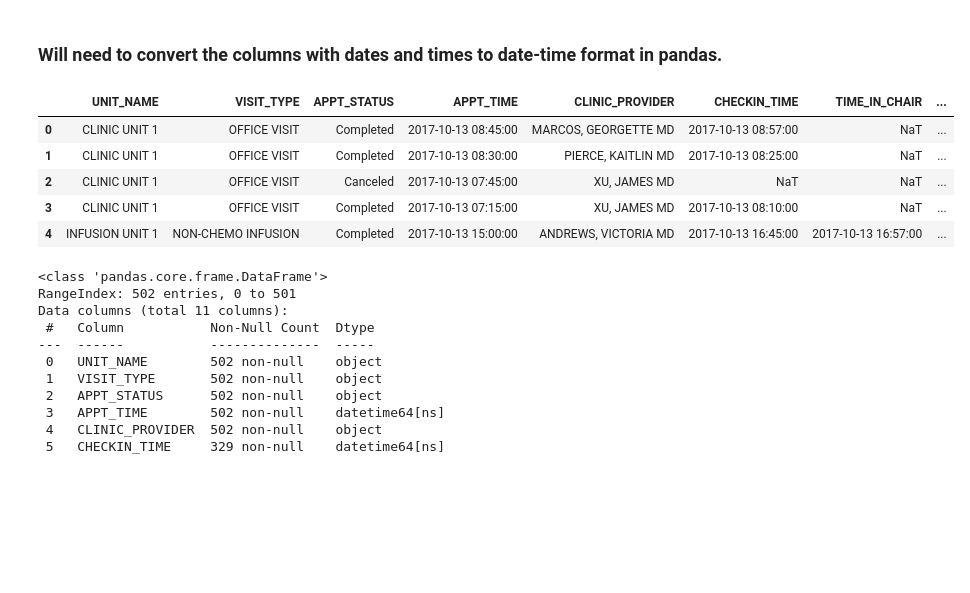
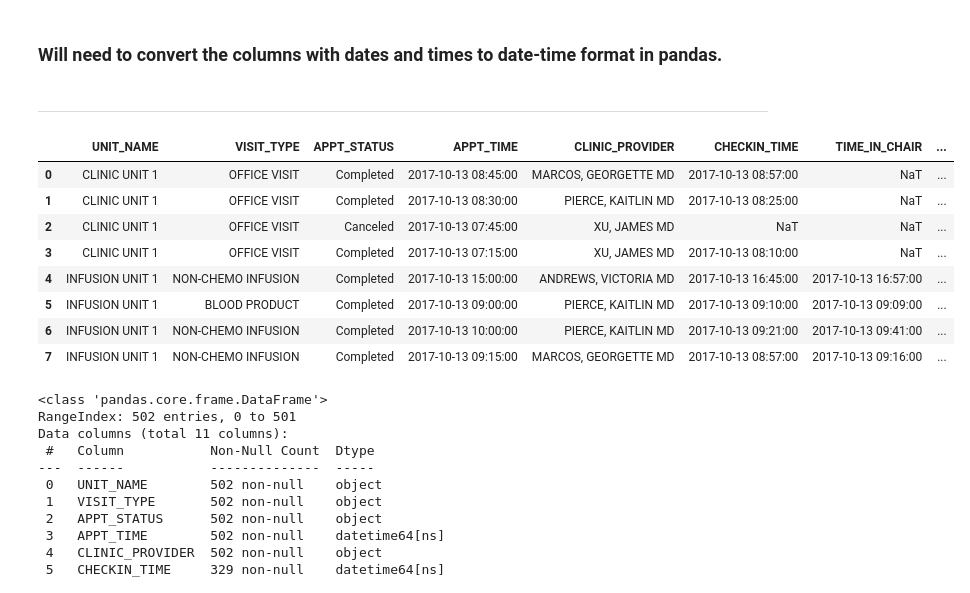
Before and after one commit to FahimaFarha/LeanTaas_Assignment, a Jupyter notebook: LeanTaas.ipynb, the cells around one changed output. Drawn from its saved outputs; the diff is of its cells as text; code cells hidden in the pictures; blank space fills up the shorter version.

```diff
--- a/LeanTaas.ipynb
+++ b/LeanTaas.ipynb
@@ -52,29 +55,32 @@ dtypes: object(11)
 memory usage: 43.3+ KB
 # %% [markdown]
 ### Will need to convert the columns with dates and times to date-time format in pandas.
+# %% [markdown]
+___________
 # %%
 # Converting datatypes from object/str to datetime
 
 infusion['APPT_TIME'] = pd.to_datetime(infusion.APPT_TIME)
 
 infusion['CHECKIN_TIME'] = pd.to_datetime(infusion.CHECKIN_TIME)
 
 infusion['TIME_IN_CHAIR'] = pd.to_datetime(infusion.TIME_IN_CHAIR)
 
 infusion['TIME_OUT_CHAIR'] = pd.to_datetime(infusion.TIME_OUT_CHAIR)
 
 infusion['CHECKOUT_TIME'] = pd.to_datetime(infusion.CHECKOUT_TIME)
 
-
-
-infusion.head()
+infusion.head(8)
 # %% [output]
 |  | UNIT_NAME | VISIT_TYPE | APPT_STATUS | APPT_TIME | CLINIC_PROVIDER | CHECKIN_TIME | TIME_IN_CHAIR | ... |
 | 0 | CLINIC UNIT 1 | OFFICE VISIT | Completed | 2017-10-13 08:45:00 | MARCOS, GEORGETTE MD | 2017-10-13 08:57:00 | NaT | ... |
 | 1 | CLINIC UNIT 1 | OFFICE VISIT | Completed | 2017-10-13 08:30:00 | PIERCE, KAITLIN MD | 2017-10-13 08:25:00 | NaT | ... |
 | 2 | CLINIC UNIT 1 | OFFICE VISIT | Canceled | 2017-10-13 07:45:00 | XU, JAMES MD | NaT | NaT | ... |
 | 3 | CLINIC UNIT 1 | OFFICE VISIT | Completed | 2017-10-13 07:15:00 | XU, JAMES MD | 2017-10-13 08:10:00 | NaT | ... |
 | 4 | INFUSION UNIT 1 | NON-CHEMO INFUSION | Completed | 2017-10-13 15:00:00 | ANDREWS, VICTORIA MD | 2017-10-13 16:45:00 | 2017-10-13 16:57:00 | ... |
+| 5 | INFUSION UNIT 1 | BLOOD PRODUCT | Completed | 2017-10-13 09:00:00 | PIERCE, KAITLIN MD | 2017-10-13 09:10:00 | 2017-10-13 09:09:00 | ... |
+| 6 | INFUSION UNIT 1 | NON-CHEMO INFUSION | Completed | 2017-10-13 10:00:00 | PIERCE, KAITLIN MD | 2017-10-13 09:21:00 | 2017-10-13 09:41:00 | ... |
+| 7 | INFUSION UNIT 1 | NON-CHEMO INFUSION | Completed | 2017-10-13 09:15:00 | MARCOS, GEORGETTE MD | 2017-10-13 08:57:00 | 2017-10-13 09:16:00 | ... |
 # %%
 # Determining if conversion of data type was successful
 infusion.info()
```
Also changed, not shown: parts of 58 cells of this notebook.
